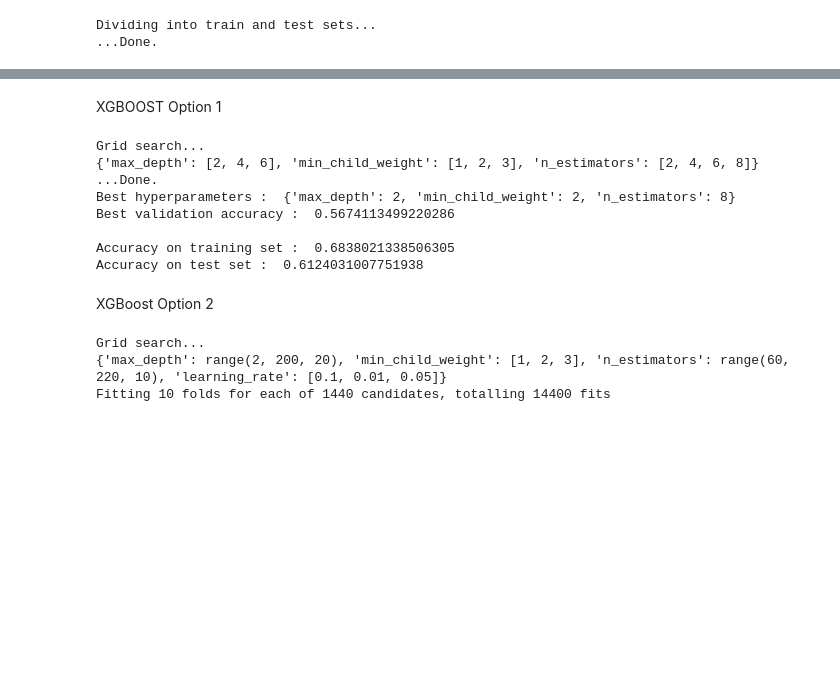
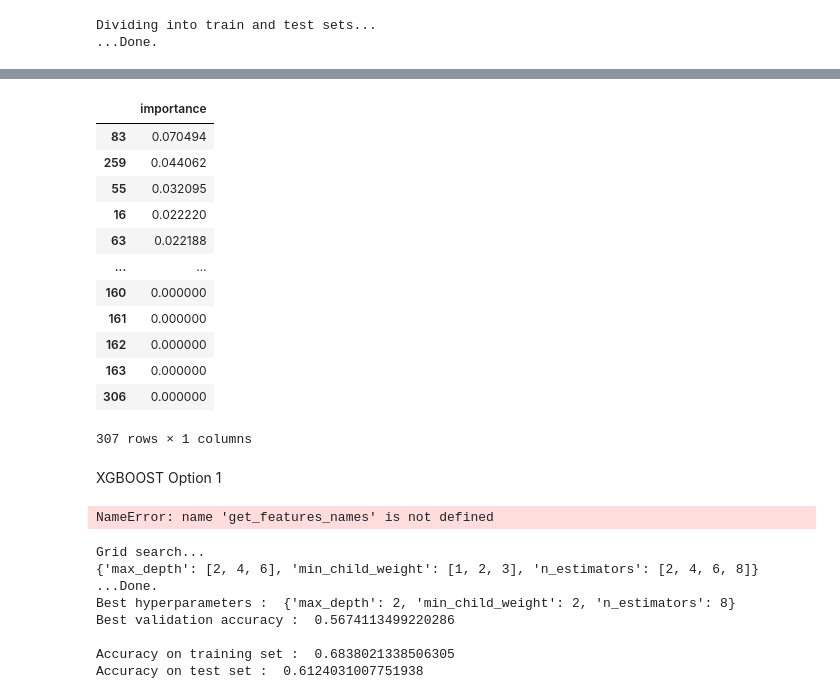
Before and after one commit to nflpredictor/nfl, a Jupyter notebook: 03_modelisation/03_model3_XGBoost/XGBoost_test_ds_v8.ipynb, the cells around one changed output, grey strips where cells are left out. Saved outputs shown, nothing was run; the diff lists cells and outputs as text; code cells hidden in the pictures; blank space fills up the shorter version.

```diff
--- a/03_modelisation/03_model3_XGBoost/XGBoost_test_ds_v8.ipynb
+++ b/03_modelisation/03_model3_XGBoost/XGBoost_test_ds_v8.ipynb
@@ -225,5 +314,27 @@ Name: winner_home, dtype: int64
+# %%
+imp_df = pd.DataFrame(importance, columns=['importance'])
+imp_df.sort_values(by='importance', inplace=True, ascending=False)
+imp_df
+# %% [output]
+|  | importance |
+| 83 | 0.070494 |
+| 259 | 0.044062 |
+| 55 | 0.032095 |
+| 16 | 0.022220 |
+| 63 | 0.022188 |
+| ... | ... |
+| 160 | 0.000000 |
+| 161 | 0.000000 |
+| 162 | 0.000000 |
+| 163 | 0.000000 |
+| 306 | 0.000000 |
+307 rows × 1 columns
 # %% [markdown]
 XGBOOST Option 1
+# %%
+get_features_names(preprocessor)
+# %% [output]
+NameError: name 'get_features_names' is not defined
 # %%
 # Perform grid search
 print("Grid search...")
@@ -256,43 +367,3 @@ Best validation accuracy :  0.5674113499220286
 
 Accuracy on training set :  0.6838021338506305
 Accuracy on test set :  0.6124031007751938
-# %% [markdown]
-XGBoost Option 2
-# %%
-# Perform grid search
-print("Grid search...")
-xgboost = XGBClassifier(
-    objective= 'binary:logistic',
-    nthread=4,
-    seed=42
-)
-
-# Grid of values to be tested
-params = {
-    'max_depth': range(2, 10, 1), # exactly the same role as in scikit-learn
-    'n_estimators': range(60, 220, 40), # exactly the same role as in scikit-learn
-    'learning_rate': [0.1, 0.01, 0.05]
-}
-
-print(params)
-
-gridsearch = GridSearchCV(xgboost,
-    param_grid = params,
-    scoring = "roc_auc",
-    n_jobs = -1,
-    cv = 10, # cv : the number of folds to be used for CV
-    verbose=True
-    )
-
-gridsearch.fit(X_train, Y_train)
-
-print("...Done.")
-print("Best hyperparameters : ", gridsearch.best_params_)
-print("Best validation accuracy : ", gridsearch.best_score_)
-print()
-print("Accuracy on training set : ", gridsearch.score(X_train, Y_train))
-print("Accuracy on test set : ", gridsearch.score(X_test, Y_test))
-# %% [output]
-Grid search...
-{'max_depth': range(2, 200, 20), 'min_child_weight': [1, 2, 3], 'n_estimators': range(60, 220, 10), 'learning_rate': [0.1, 0.01, 0.05]}
-Fitting 10 folds for each of 1440 candidates, totalling 14400 fits
```
Also changed, not shown: parts of 8 cells of this notebook, 1 other file.
